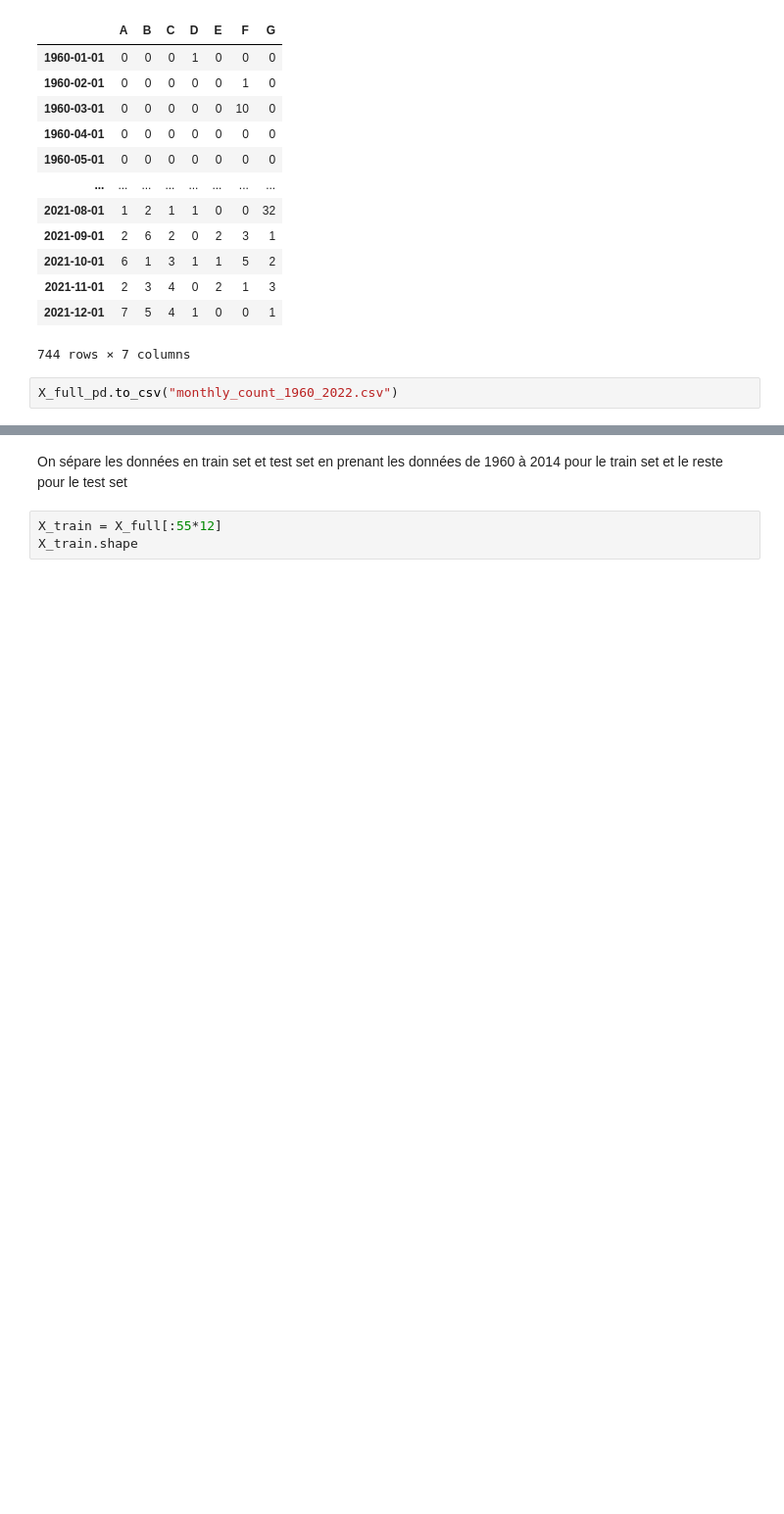
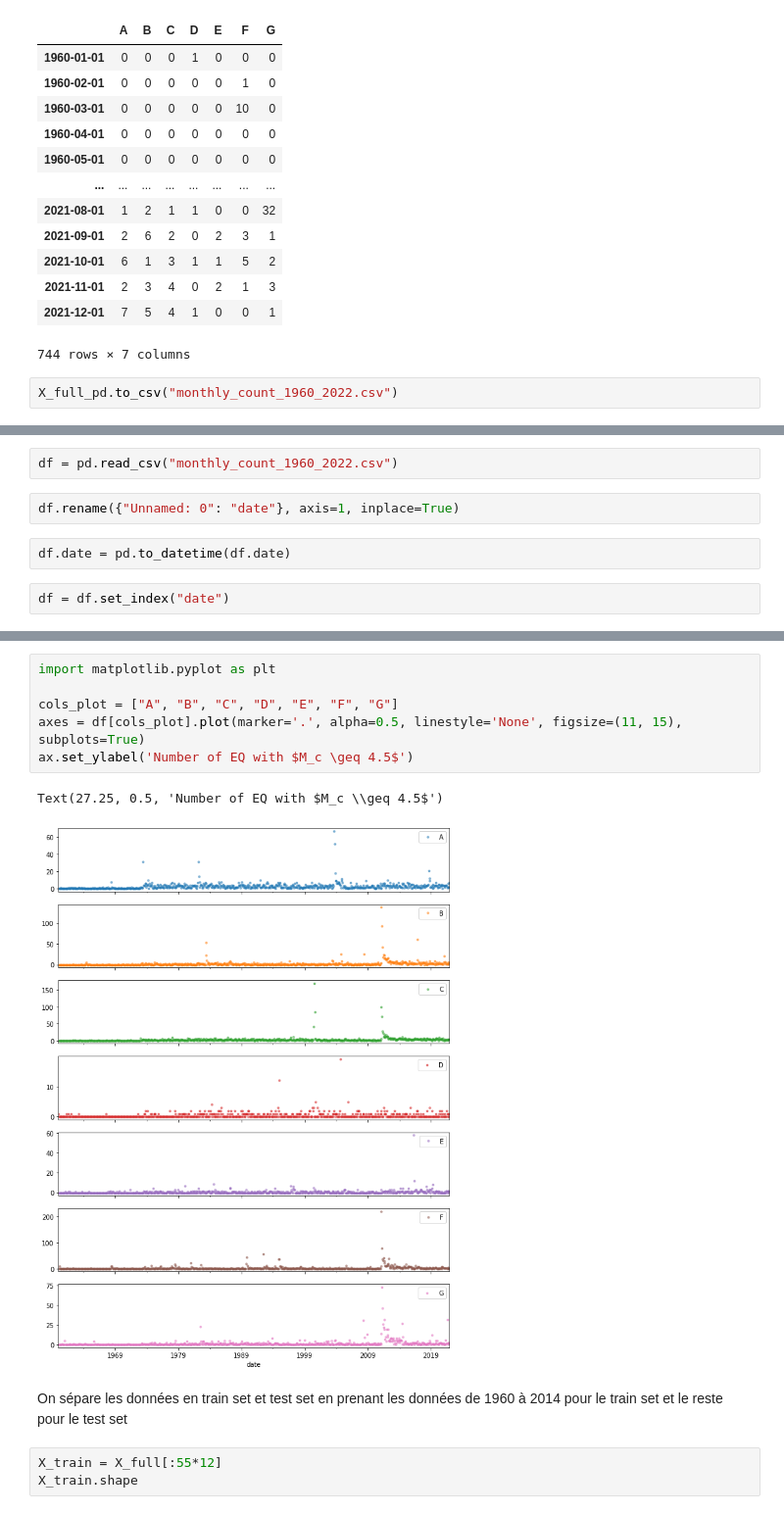
Before and after one commit to eupho73/TER-BNN, a Jupyter notebook: data/nn/second_model copy.ipynb, the cells around one changed output, grey strips where cells are left out. Shown at 98% size. Cells and saved outputs as stored; diff of their text form; blank space fills up the shorter version.

Commit message:
added plot

```diff
--- a/data/nn/second_model copy.ipynb
+++ b/data/nn/second_model copy.ipynb
@@ -154,0 +160,8 @@ X_full_pd.to_csv("monthly_count_1960_2022.csv")
+# %%
+df = pd.read_csv("monthly_count_1960_2022.csv")
+# %%
+df.rename({"Unnamed: 0": "date"}, axis=1, inplace=True)
+# %%
+df.date = pd.to_datetime(df.date)
+# %%
+df = df.set_index("date")
@@ -155,3 +195,12 @@ X_full_pd.to_csv("monthly_count_1960_2022.csv")
+# %%
+import matplotlib.pyplot as plt
+
+cols_plot = ["A", "B", "C", "D", "E", "F", "G"]
+axes = df[cols_plot].plot(marker='.', alpha=0.5, linestyle='None', figsize=(11, 15), subplots=True)
+ax.set_ylabel('Number of EQ with $M_c \geq 4.5$')
+# %% [output]
+Text(27.25, 0.5, 'Number of EQ with $M_c \\geq 4.5$')
+[figure, added]
 # %% [markdown]
 On sépare les données en train set et test set en prenant les données de 1960 à 2014 pour le train set et le reste pour le test set
 # %%
```
Also changed, not shown: parts of 4 cells of this notebook.
